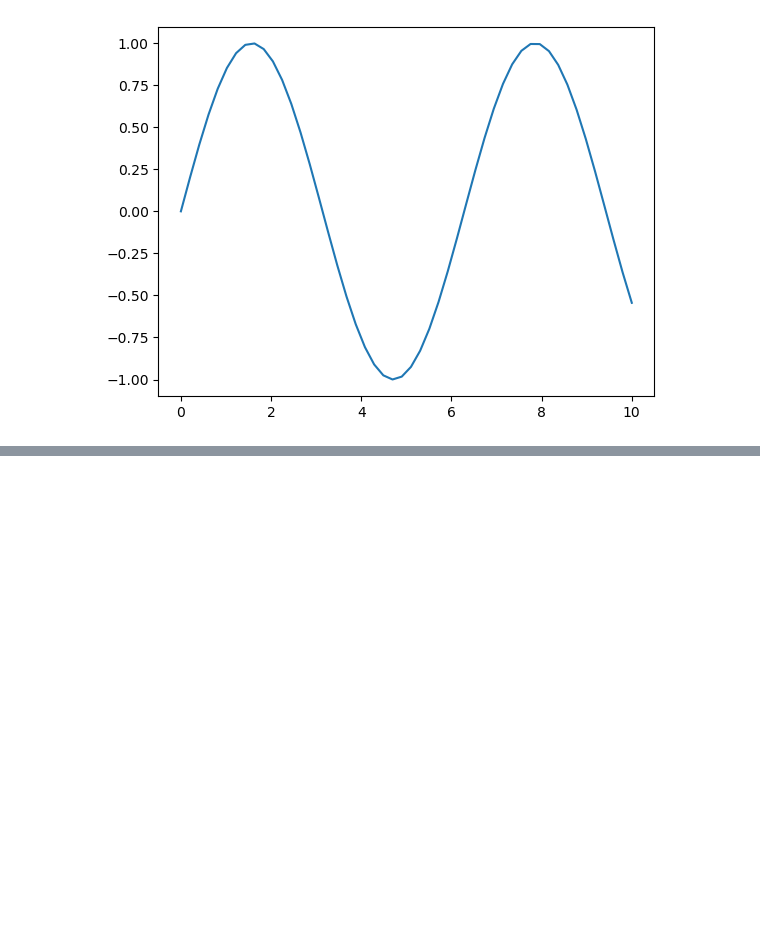
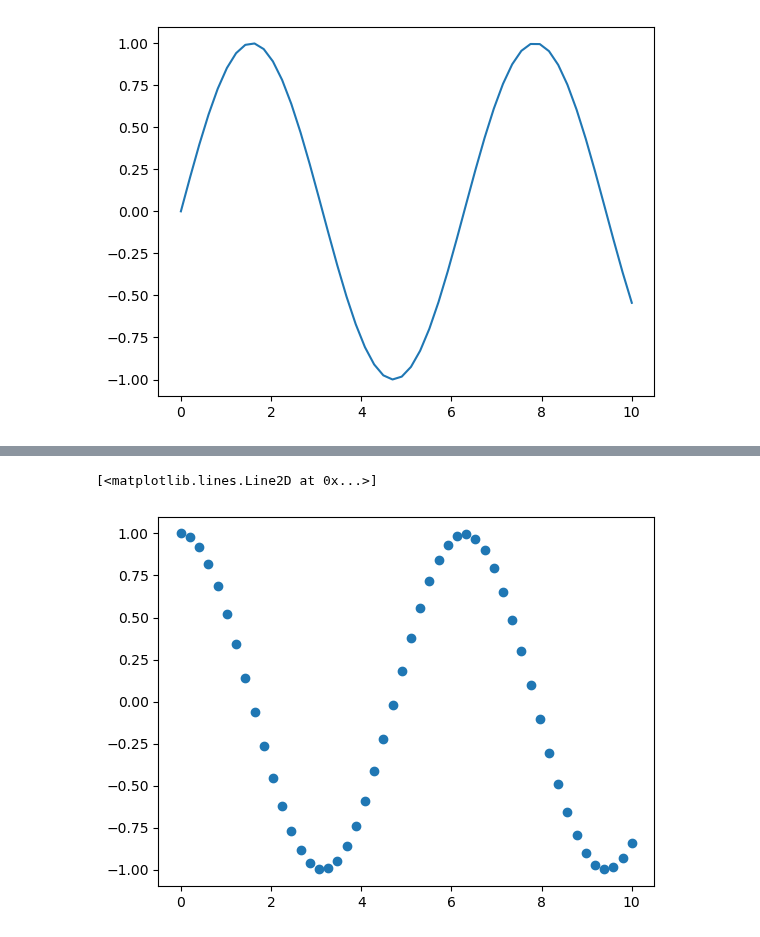
Before and after one commit to toarnabtrainer/AEC_ML_With_Python_August_2024, a Jupyter notebook: Data visualization.ipynb, the cells around one changed output, grey strips where cells are left out. Cells and saved outputs as stored; diff of their text form; code cells hidden in the pictures; blank space fills up the shorter version.

```diff
--- a/Data visualization.ipynb
+++ b/Data visualization.ipynb
@@ -41,0 +64,9 @@ plt.plot(x, sinus)
+# %%
+x = np.linspace(0, 10, 50)
+sinus = np.sin(x)
+cosinus = np.cos(x)
+# %%
+plt.plot(x, cosinus, "o")
+# %% [output]
+[<matplotlib.lines.Line2D at 0x...>]
+[figure, added]
```
Also changed, not shown: parts of 8 cells of this notebook.
